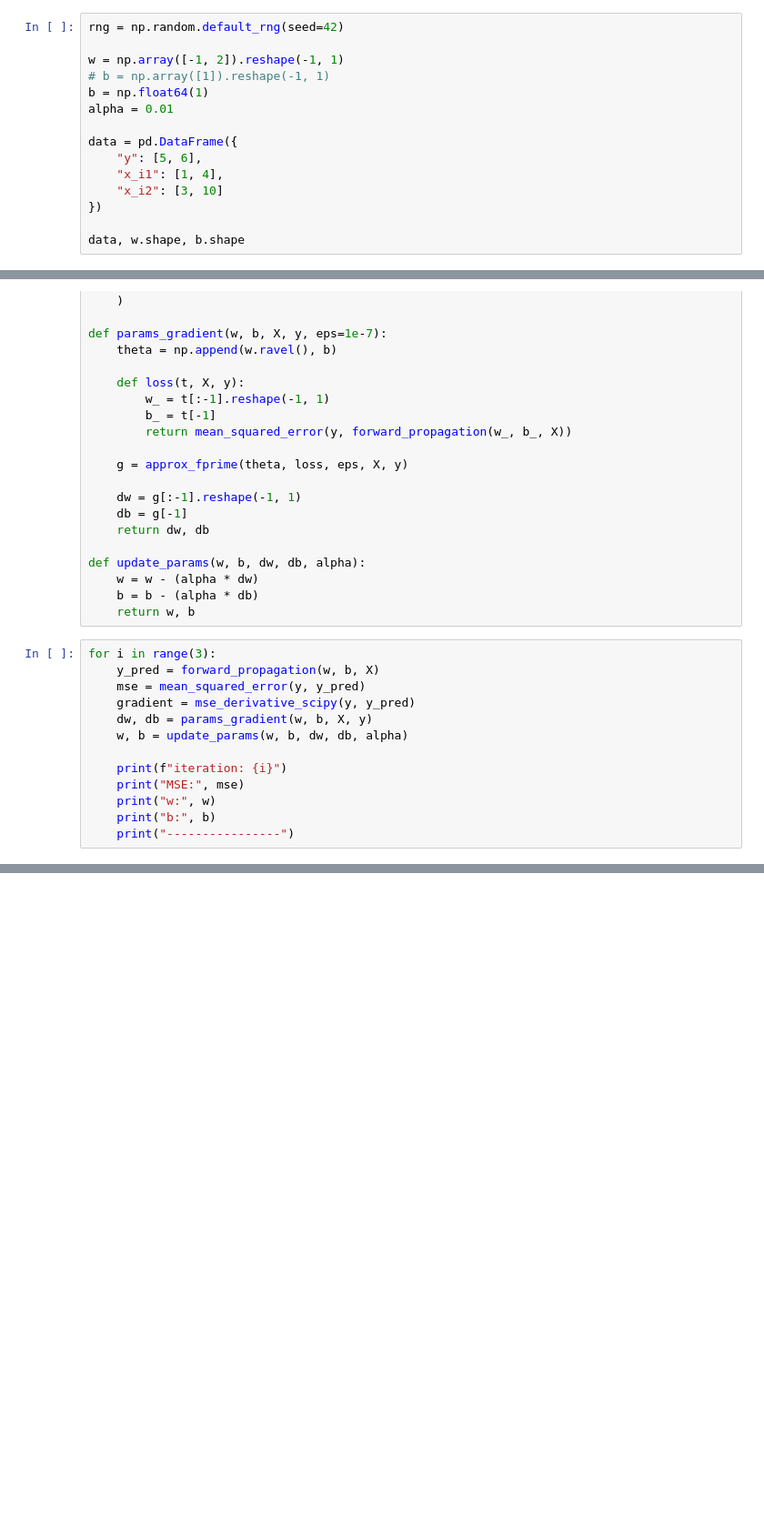
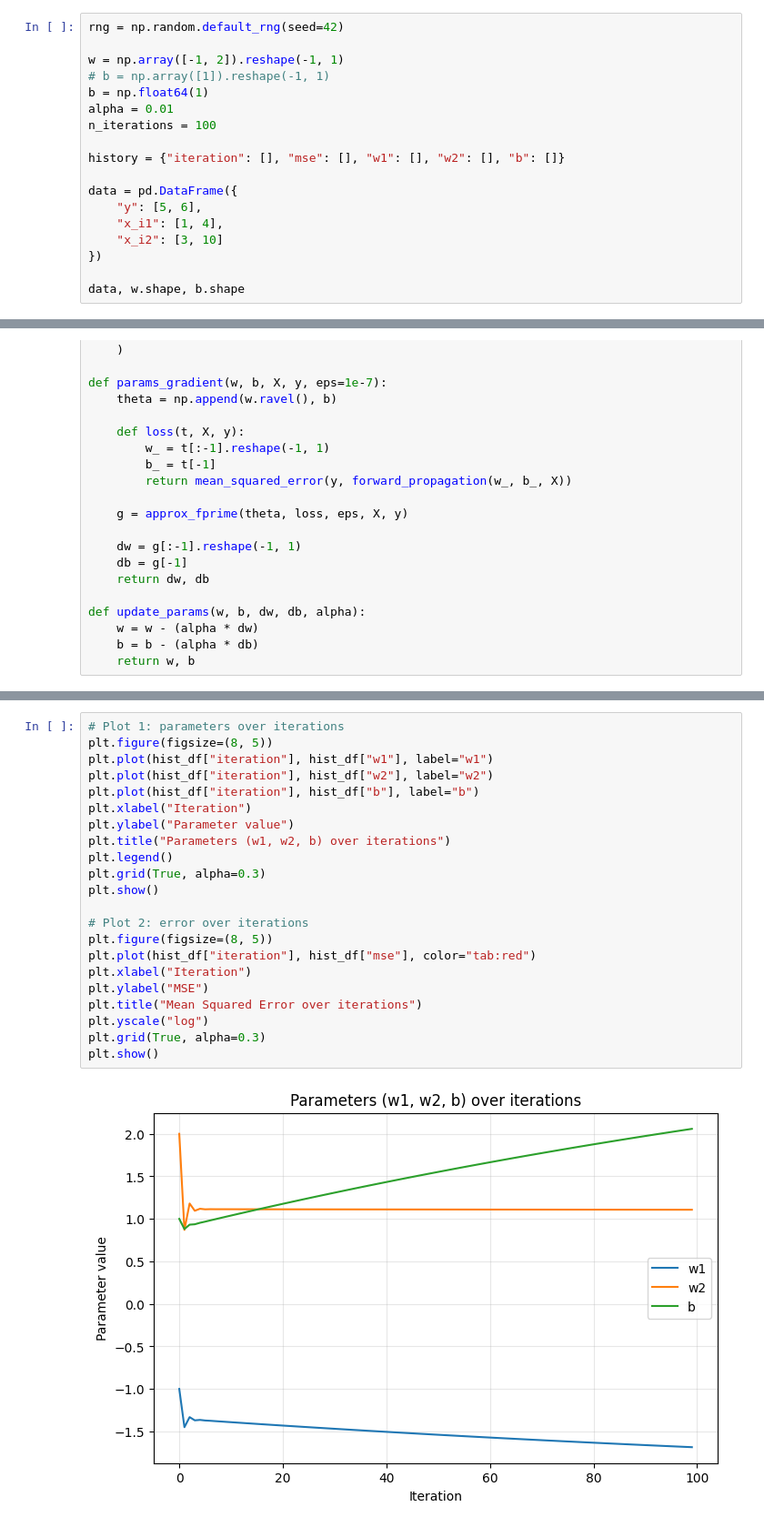
Before and after one commit to MBeckyAlek/Formative3_ML_C1, a Jupyter notebook: Formative3.ipynb, the cells around one changed output, grey strips where cells are left out. Shown at 91% size. Drawn from its saved outputs; the diff is of its cells as text; blank space fills up the shorter version.

Commit message:
feat: add iteration graphs for parameters and MSE

```diff
--- a/Formative3.ipynb
+++ b/Formative3.ipynb
@@ -359,6 +307,9 @@ w = np.array([-1, 2]).reshape(-1, 1)
 # b = np.array([1]).reshape(-1, 1)
 b = np.float64(1)
 alpha = 0.01
+n_iterations = 100
+
+history = {"iteration": [], "mse": [], "w1": [], "w2": [], "b": []}
 
 data = pd.DataFrame({
     "y": [5, 6],
@@ -425,16 +376,3 @@ def update_params(w, b, dw, db, alpha):
     w = w - (alpha * dw)
     b = b - (alpha * db)
     return w, b
-# %%
-for i in range(3):
-    y_pred = forward_propagation(w, b, X)
-    mse = mean_squared_error(y, y_pred)
-    gradient = mse_derivative_scipy(y, y_pred)
-    dw, db = params_gradient(w, b, X, y)
-    w, b = update_params(w, b, dw, db, alpha)
-
-    print(f"iteration: {i}")
-    print("MSE:", mse)
-    print("w:", w)
-    print("b:", b)
-    print("----------------")
@@ -459,0 +407,24 @@ b: 0.9362400082356344
+# %%
+# Plot 1: parameters over iterations
+plt.figure(figsize=(8, 5))
+plt.plot(hist_df["iteration"], hist_df["w1"], label="w1")
+plt.plot(hist_df["iteration"], hist_df["w2"], label="w2")
+plt.plot(hist_df["iteration"], hist_df["b"], label="b")
+plt.xlabel("Iteration")
+plt.ylabel("Parameter value")
+plt.title("Parameters (w1, w2, b) over iterations")
+plt.legend()
+plt.grid(True, alpha=0.3)
+plt.show()
+
+# Plot 2: error over iterations
+plt.figure(figsize=(8, 5))
+plt.plot(hist_df["iteration"], hist_df["mse"], color="tab:red")
+plt.xlabel("Iteration")
+plt.ylabel("MSE")
+plt.title("Mean Squared Error over iterations")
+plt.yscale("log")
+plt.grid(True, alpha=0.3)
+plt.show()
+# %% [output]
+[figure, added]
```
Also changed, not shown: parts of 12 cells of this notebook.
